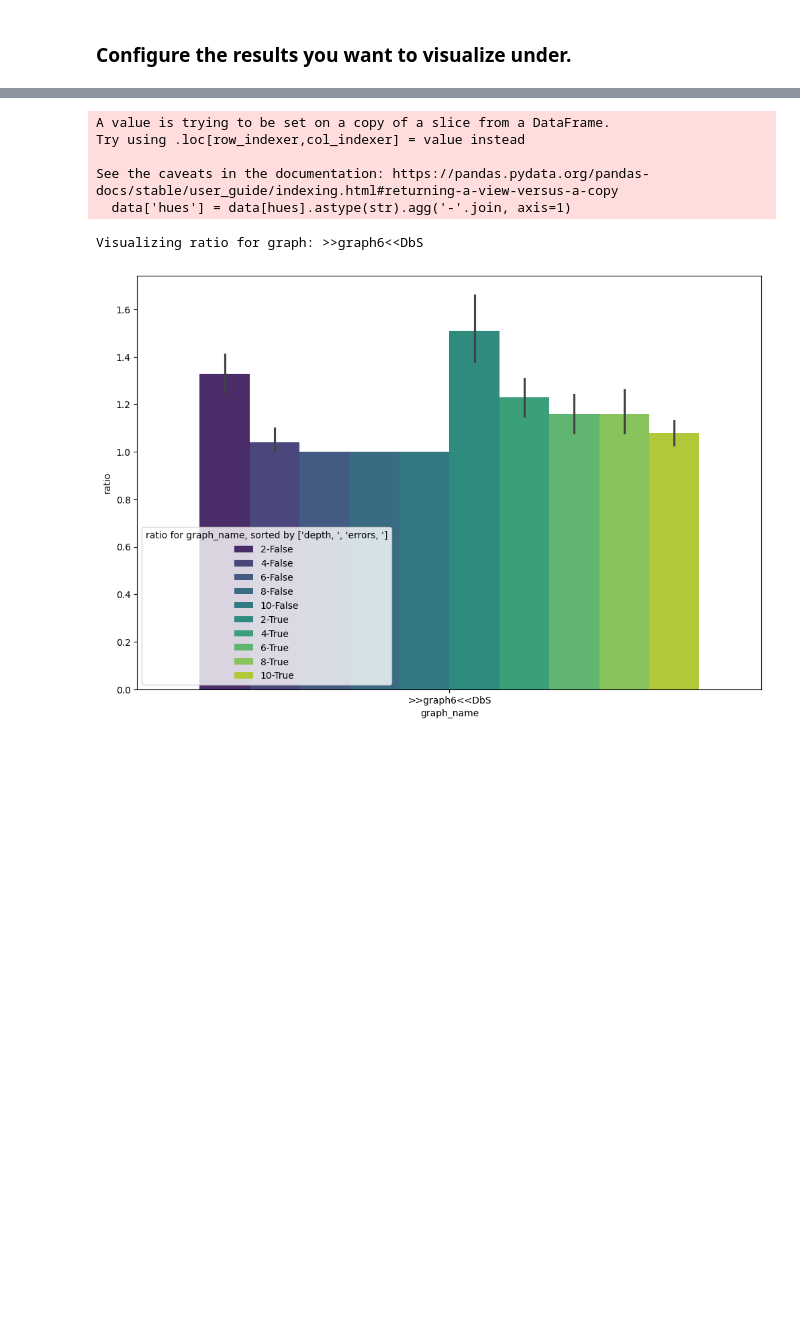
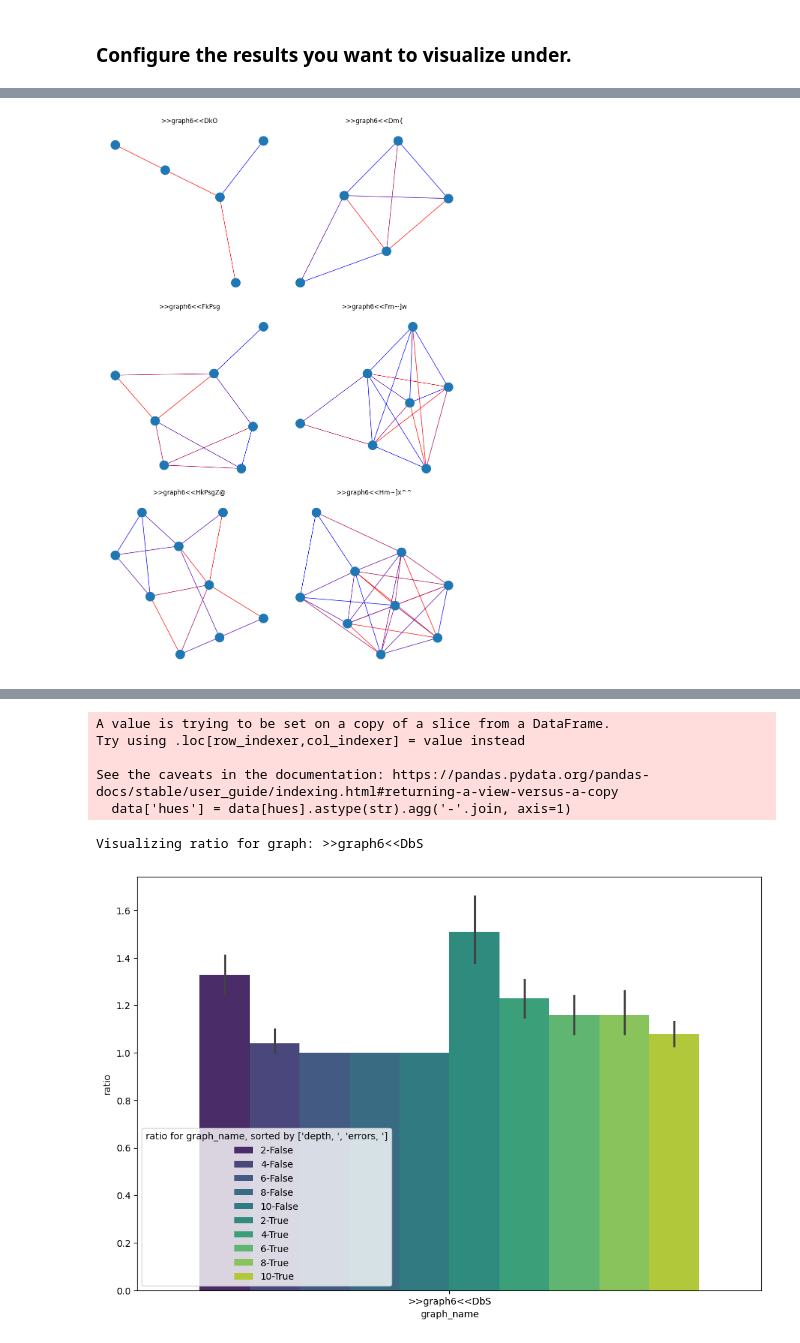
Before and after one commit to Smeidir/QAOA, a Jupyter notebook: results_visualizer.ipynb, the cells around one changed output, grey strips where cells are left out. Cells and saved outputs as stored; diff of their text form; code cells hidden in the pictures; blank space fills up the shorter version.

```diff
--- a/results_visualizer.ipynb
+++ b/results_visualizer.ipynb
@@ -113,0 +121,48 @@ Name: count, dtype: int64
+# %%
+import matplotlib.pyplot as plt
+from matplotlib.colors import Normalize, LinearSegmentedColormap
+import networkx as nx
+from rustworkx.visualization import mpl_draw as draw_graph_func
+from MaxCutProblem import MaxCutProblem
+
+# set up problem and graphs
+problem = MaxCutProblem()
+graphs = problem.get_erdos_renyi_graphs([5, 7, 9])
+
+# create a simple blue→red colormap
+cmap = LinearSegmentedColormap.from_list("blue_red", ["blue", "red"])
+
+fig, axs = plt.subplots(3, 2, figsize=(10, 15))
+axs = axs.flatten()
+
+for i, g in enumerate(graphs):
+    ax = axs[i]
+
+    # get (u, v, weight) triples
+    weighted_edges = g.weighted_edge_list()
+    weights = [w for _, _, w in weighted_edges]
+
+    # normalize weights to [0,1]
+    norm = Normalize(vmin=min(weights), vmax=max(weights))
+
+    # map each weight to an RGB(A) from blue→red
+    edge_colors = [cmap(norm(w)) for _, _, w in weighted_edges]
+
+    # draw with the per-edge colours
+    draw_graph_func(
+        g,
+        ax=ax,
+        with_labels=False,
+        edge_color=edge_colors,
+    )
+
+    # title with graph6 string
+    graph = nx.Graph(list(g.edge_list()))
+    graph6_string = nx.to_graph6_bytes(graph).decode("utf-8").strip()
+    ax.set_title(graph6_string)
+    ax.axis("off")
+
+plt.tight_layout()
+plt.show()
+# %% [output]
+[figure, added]
```
Also changed, not shown: parts of 5 cells of this notebook, 4 other files.
